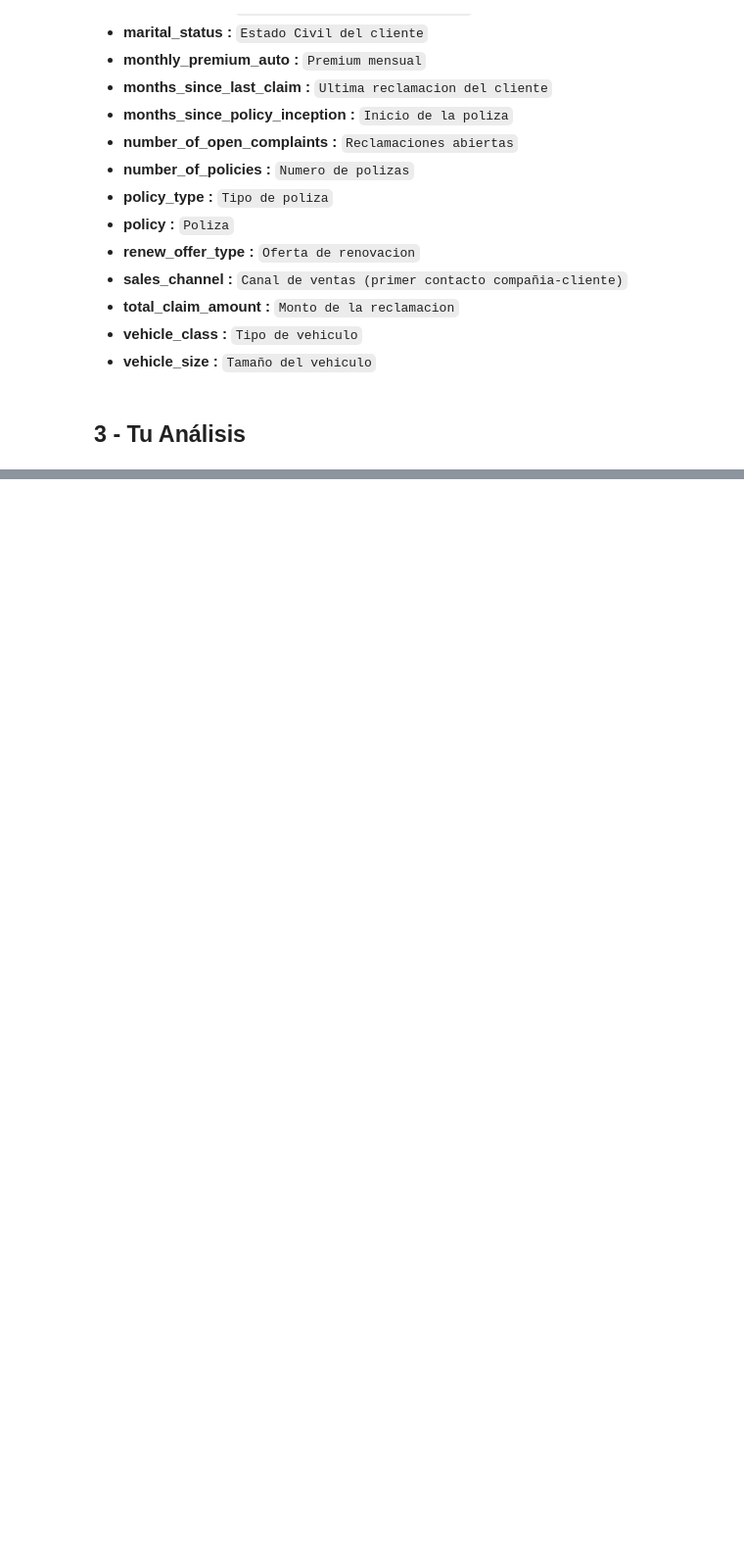
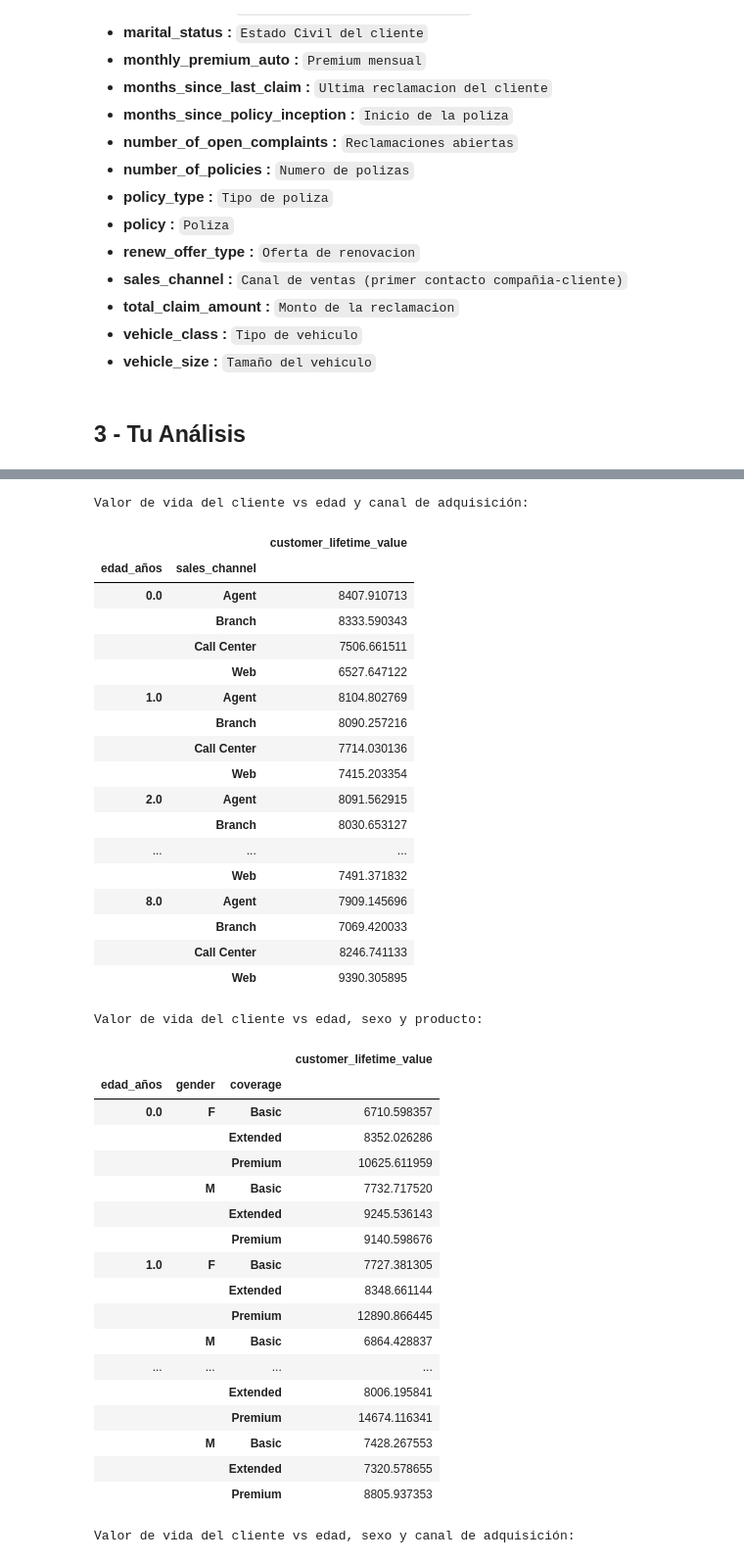
Before and after one commit to GammaTechData/Challenge-4_Real_business_case, a Jupyter notebook: main.ipynb, the cells around one changed output, grey strips where cells are left out. Shown at 98% size. Drawn from its saved outputs; the diff is of its cells as text; code cells hidden in the pictures; blank space fills up the shorter version.

```diff
--- a/main.ipynb
+++ b/main.ipynb
@@ -68,0 +90,4 @@ data.head()
+# %%
+data['edad'] = data['months_since_policy_inception'].astype(float)
+data['edad_años'] = (data['edad']/12).round()
+data['edad_dias'] = (data['edad']/12)*365
@@ -68,0 +161,37 @@ data.head()
+# %%
+# Valor de vida del cliente vs edad
+valor_vida_por_edad = data.groupby('edad_años')['customer_lifetime_value'].mean()
+valor_vida_por_edad = pd.DataFrame(valor_vida_por_edad)
+print('Valor de vida del cliente vs edad: \n')
+display(valor_vida_por_edad)
+
+# Valor de vida del cliente vs edad y sexo
+valor_vida_por_edad_sexo = data.groupby(['edad_años', 'gender'])['customer_lifetime_value'].mean()
+valor_vida_por_edad_sexo = pd.DataFrame(valor_vida_por_edad_sexo)
+print('Valor de vida del cliente vs edad y sexo: \n')
+display(valor_vida_por_edad_sexo)
+
+# Valor de vida del cliente vs edad y producto
+valor_vida_por_edad_producto = data.groupby(['edad_años', 'coverage'])['customer_lifetime_value'].mean()
+valor_vida_por_edad_producto = pd.DataFrame(valor_vida_por_edad_producto)
+print('Valor de vida del cliente vs edad y producto: \n')
+display(valor_vida_por_edad_producto)
+
+# Valor de vida del cliente vs edad y canal de adquisición
+valor_vida_por_edad_canal = data.groupby(['edad_años', 'sales_channel'])['customer_lifetime_value'].mean()
+valor_vida_por_edad_canal = pd.DataFrame(valor_vida_por_edad_canal)
+print('Valor de vida del cliente vs edad y canal de adquisición: \n')
+display(valor_vida_por_edad_canal)
+
+# Valor de vida del cliente vs edad, sexo y producto
+valor_vida_por_edad_sexo_producto = data.groupby(['edad_años', 'gender', 'coverage'])['customer_lifetime_value'].mean()
+valor_vida_por_edad_sexo_producto = pd.DataFrame(valor_vida_por_edad_sexo_producto)
+print('Valor de vida del cliente vs edad, sexo y producto: \n')
+display(valor_vida_por_edad_sexo_producto)
+
+# Valor de vida del cliente vs edad, sexo y canal de adquisición
+valor_vida_por_edad_sexo_canal = data.groupby(['edad_años', 'gender', 'sales_channel'])['customer_lifetime_value'].mean()
+valor_vida_por_edad_sexo_canal = pd.DataFrame(valor_vida_por_edad_sexo_canal)
+print('Valor de vida del cliente vs edad, sexo y canal de adquisición: \n')
+display(valor_vida_por_edad_sexo_canal)
+# %% [output]
@@ -68,0 +248,39 @@ data.head()
+Valor de vida del cliente vs edad y canal de adquisición:
+|  |  | customer_lifetime_value |
+| edad_años | sales_channel |  |
+| 0.0 | Agent | 8407.910713 |
+|  | Branch | 8333.590343 |
+|  | Call Center | 7506.661511 |
+|  | Web | 6527.647122 |
+| 1.0 | Agent | 8104.802769 |
+|  | Branch | 8090.257216 |
+|  | Call Center | 7714.030136 |
+|  | Web | 7415.203354 |
+| 2.0 | Agent | 8091.562915 |
+|  | Branch | 8030.653127 |
+| ... | ... | ... |
+|  | Web | 7491.371832 |
+| 8.0 | Agent | 7909.145696 |
+|  | Branch | 7069.420033 |
+|  | Call Center | 8246.741133 |
+|  | Web | 9390.305895 |
+Valor de vida del cliente vs edad, sexo y producto:
+|  |  |  | customer_lifetime_value |
+| edad_años | gender | coverage |  |
+| 0.0 | F | Basic | 6710.598357 |
+|  |  | Extended | 8352.026286 |
+|  |  | Premium | 10625.611959 |
+|  | M | Basic | 7732.717520 |
+|  |  | Extended | 9245.536143 |
+|  |  | Premium | 9140.598676 |
+| 1.0 | F | Basic | 7727.381305 |
+|  |  | Extended | 8348.661144 |
+|  |  | Premium | 12890.866445 |
+|  | M | Basic | 6864.428837 |
+| ... | ... | ... | ... |
+|  |  | Extended | 8006.195841 |
+|  |  | Premium | 14674.116341 |
+|  | M | Basic | 7428.267553 |
+|  |  | Extended | 7320.578655 |
+|  |  | Premium | 8805.937353 |
+Valor de vida del cliente vs edad, sexo y canal de adquisición:
```
Also changed, not shown: parts of 6 cells of this notebook.
